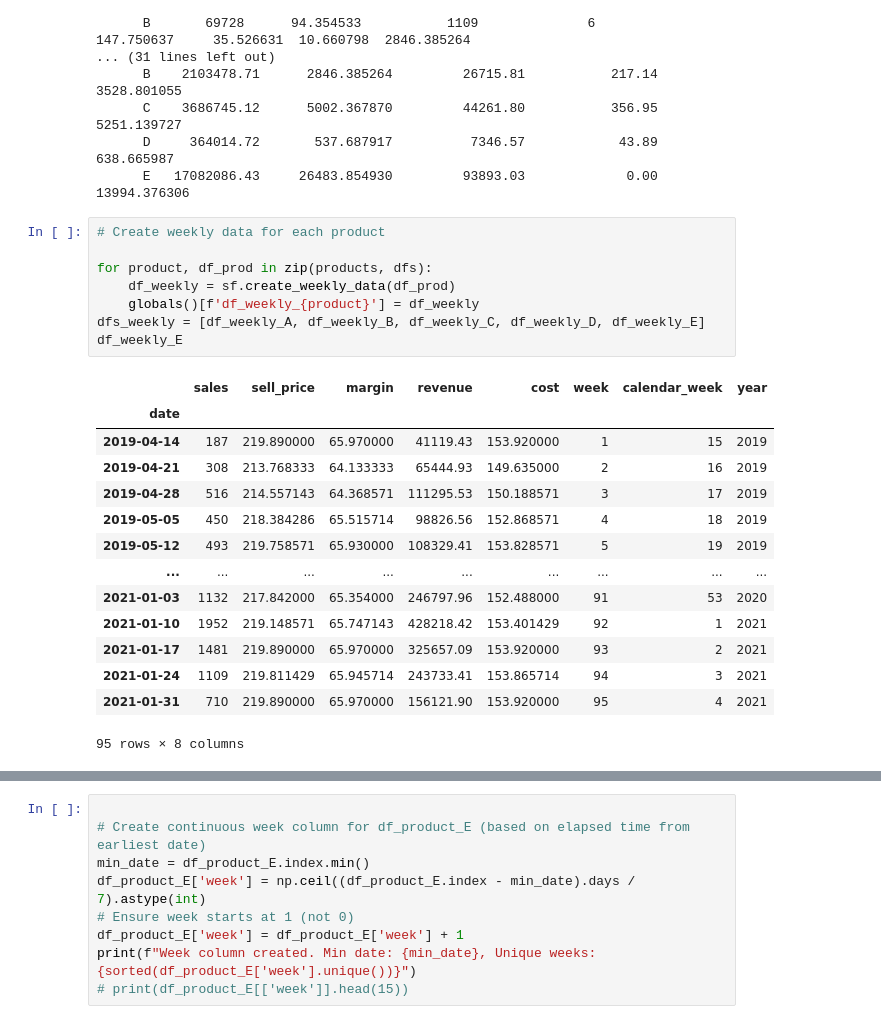
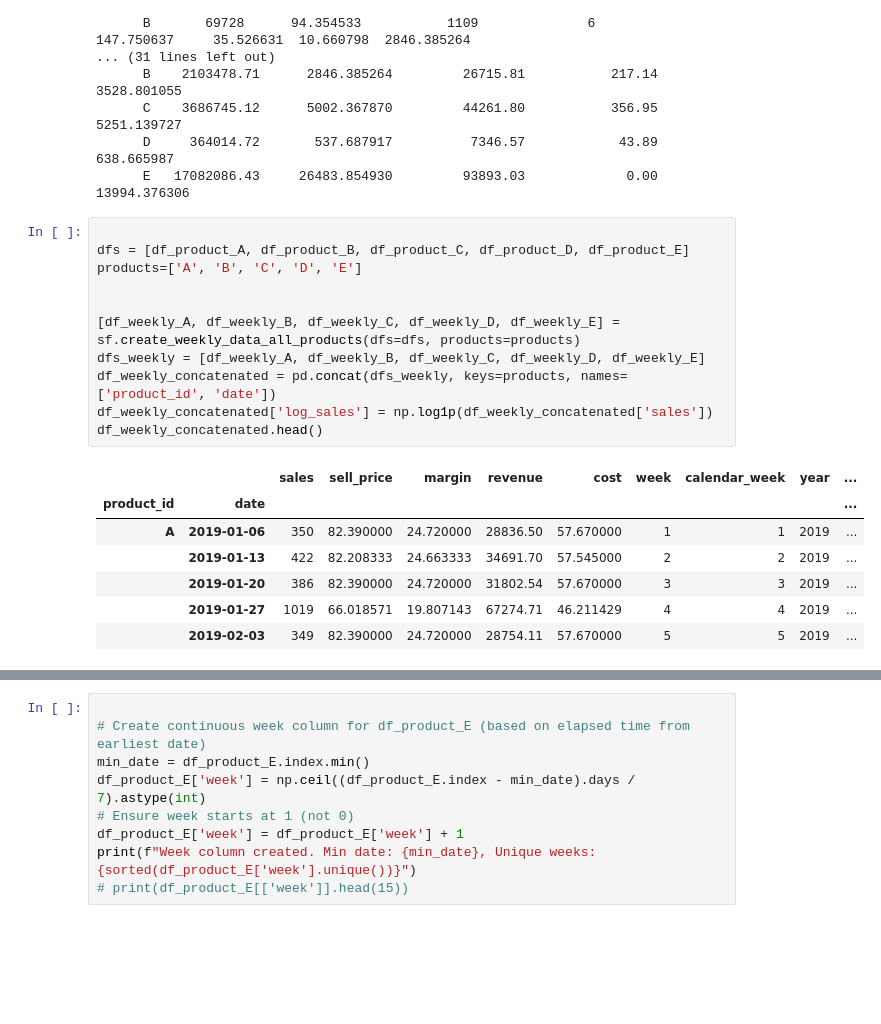
Before and after one commit to insoucyant/Pricing, a Jupyter notebook: analysis.ipynb, the cells around one changed output, grey strips where cells are left out. Saved outputs shown, nothing was run; the diff lists cells and outputs as text; blank space fills up the shorter version.

Commit message:
Added weekly functions

```diff
--- a/analysis.ipynb
+++ b/analysis.ipynb
@@ -80,28 +82,24 @@ Product  TotalSales  AvgDailySales  MaxDailySales  MinDailySales  StdDevofDailyS
       D     364014.72       537.687917          7346.57            43.89          638.665987
       E   17082086.43     26483.854930         93893.03             0.00        13994.376306
 # %%
-# Create weekly data for each product
 
-for product, df_prod in zip(products, dfs):
-    df_weekly = sf.create_weekly_data(df_prod)
-    globals()[f'df_weekly_{product}'] = df_weekly
+dfs = [df_product_A, df_product_B, df_product_C, df_product_D, df_product_E]
+products=['A', 'B', 'C', 'D', 'E']
+
+
+[df_weekly_A, df_weekly_B, df_weekly_C, df_weekly_D, df_weekly_E] = sf.create_weekly_data_all_products(dfs=dfs, products=products)
 dfs_weekly = [df_weekly_A, df_weekly_B, df_weekly_C, df_weekly_D, df_weekly_E]
-df_weekly_E
+df_weekly_concatenated = pd.concat(dfs_weekly, keys=products, names=['product_id', 'date'])
+df_weekly_concatenated['log_sales'] = np.log1p(df_weekly_concatenated['sales'])
+df_weekly_concatenated.head()
 # %% [output]
-|  | sales | sell_price | margin | revenue | cost | week | calendar_week | year |
-| date |  |  |  |  |  |  |  |  |
-| 2019-04-14 | 187 | 219.890000 | 65.970000 | 41119.43 | 153.920000 | 1 | 15 | 2019 |
-| 2019-04-21 | 308 | 213.768333 | 64.133333 | 65444.93 | 149.635000 | 2 | 16 | 2019 |
-| 2019-04-28 | 516 | 214.557143 | 64.368571 | 111295.53 | 150.188571 | 3 | 17 | 2019 |
-| 2019-05-05 | 450 | 218.384286 | 65.515714 | 98826.56 | 152.868571 | 4 | 18 | 2019 |
-| 2019-05-12 | 493 | 219.758571 | 65.930000 | 108329.41 | 153.828571 | 5 | 19 | 2019 |
-| ... | ... | ... | ... | ... | ... | ... | ... | ... |
-| 2021-01-03 | 1132 | 217.842000 | 65.354000 | 246797.96 | 152.488000 | 91 | 53 | 2020 |
-| 2021-01-10 | 1952 | 219.148571 | 65.747143 | 428218.42 | 153.401429 | 92 | 1 | 2021 |
-| 2021-01-17 | 1481 | 219.890000 | 65.970000 | 325657.09 | 153.920000 | 93 | 2 | 2021 |
-| 2021-01-24 | 1109 | 219.811429 | 65.945714 | 243733.41 | 153.865714 | 94 | 3 | 2021 |
-| 2021-01-31 | 710 | 219.890000 | 65.970000 | 156121.90 | 153.920000 | 95 | 4 | 2021 |
+|  |  | sales | sell_price | margin | revenue | cost | week | calendar_week | year | ... |
+| product_id | date |  |  |  |  |  |  |  |  | ... |
+| A | 2019-01-06 | 350 | 82.390000 | 24.720000 | 28836.50 | 57.670000 | 1 | 1 | 2019 | ... |
+|  | 2019-01-13 | 422 | 82.208333 | 24.663333 | 34691.70 | 57.545000 | 2 | 2 | 2019 | ... |
+|  | 2019-01-20 | 386 | 82.390000 | 24.720000 | 31802.54 | 57.670000 | 3 | 3 | 2019 | ... |
+|  | 2019-01-27 | 1019 | 66.018571 | 19.807143 | 67274.71 | 46.211429 | 4 | 4 | 2019 | ... |
+|  | 2019-02-03 | 349 | 82.390000 | 24.720000 | 28754.11 | 57.670000 | 5 | 5 | 2019 | ... |
-95 rows × 8 columns
 # %%
 # Create sales week range from dfs_weekly
 products = ['A', 'B', 'C', 'D', 'E']
```
Also changed, not shown: parts of 5 cells of this notebook, 1 other file.
